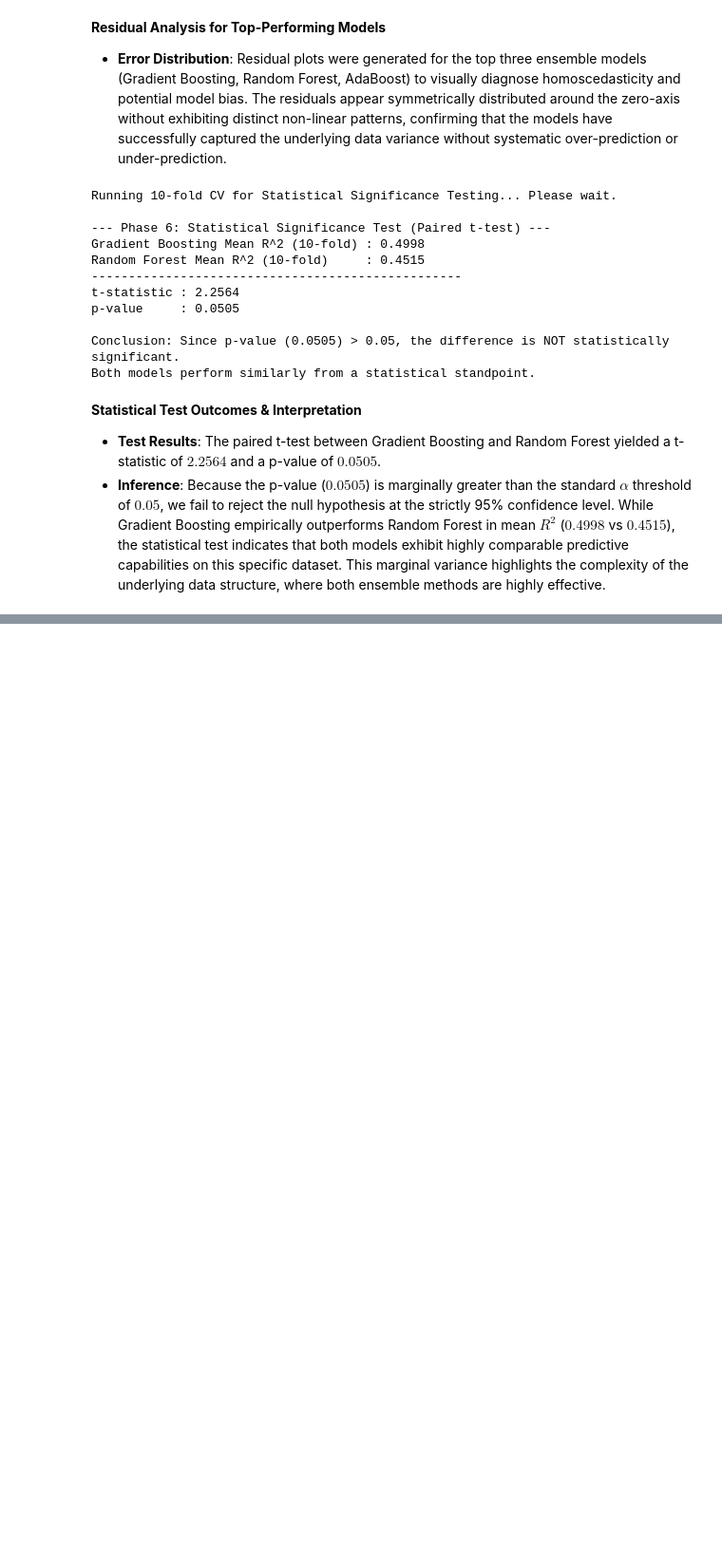
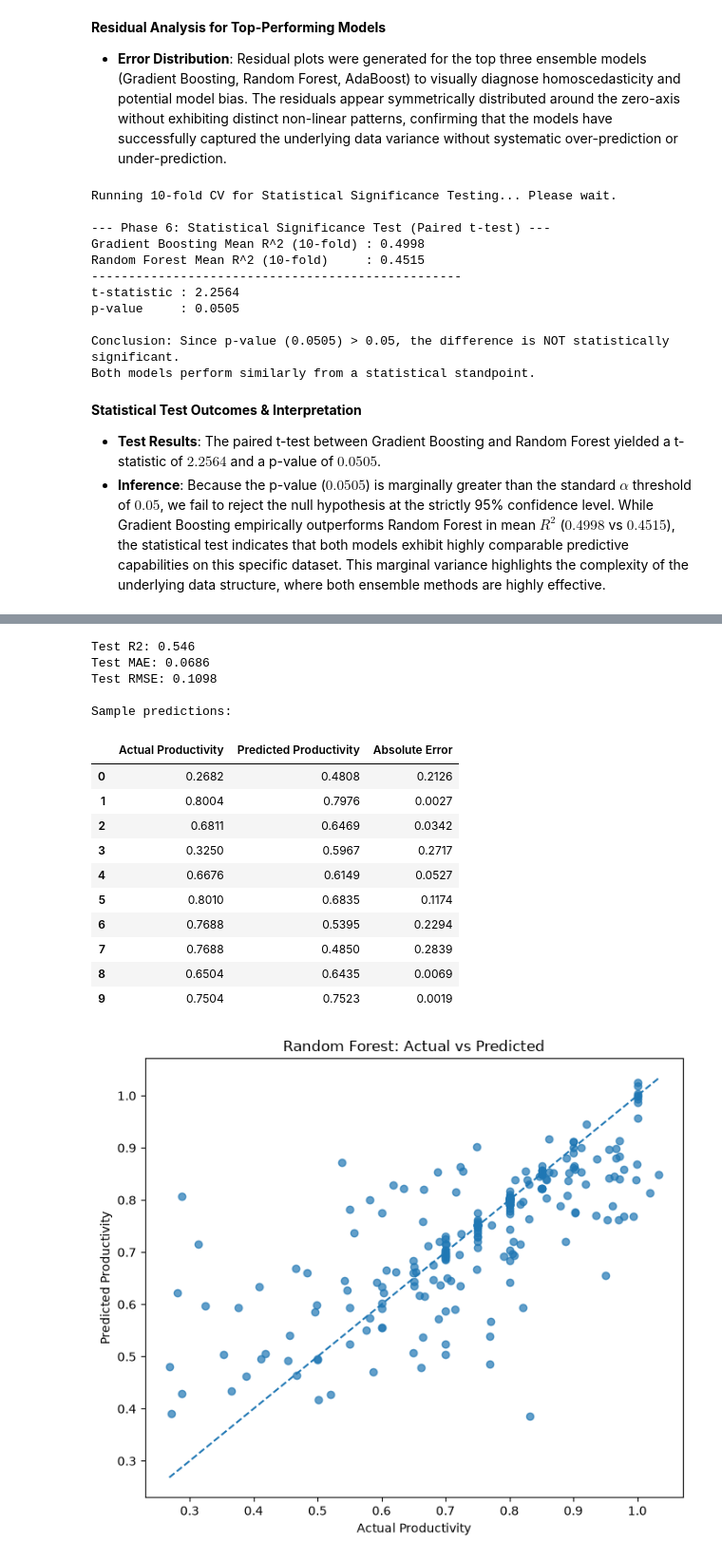
Before and after one commit to pranto-deb04/GarmentsProductivity, a Jupyter notebook: EDA_and_Modeling.ipynb, the cells around one changed output, grey strips where cells are left out. Shown at 95% size. Drawn from its saved outputs; the diff is of its cells as text; code cells hidden in the pictures; blank space fills up the shorter version.

```diff
--- a/EDA_and_Modeling.ipynb
+++ b/EDA_and_Modeling.ipynb
@@ -639,0 +1692,70 @@ Both models perform similarly from a statistical standpoint.
+# %%
+# Step 14: Actual vs Predicted Analysis
+
+import matplotlib.pyplot as plt
+import pandas as pd
+from sklearn.metrics import r2_score, mean_absolute_error, mean_squared_error
+
+best_rf = model_searches["Random Forest"].best_estimator_
+
+y_pred = best_rf.predict(X_test)
+
+comparison_df = pd.DataFrame({
+    "Actual Productivity": y_test,
+    "Predicted Productivity": y_pred
+}).reset_index(drop=True)
+
+comparison_df["Absolute Error"] = (
+    comparison_df["Actual Productivity"]
+    - comparison_df["Predicted Productivity"]
+).abs()
+
+print("Test R2:", round(r2_score(y_test, y_pred), 4))
+print("Test MAE:", round(mean_absolute_error(y_test, y_pred), 4))
+print("Test RMSE:", round(mean_squared_error(y_test, y_pred) ** 0.5, 4))
+
+print("\nSample predictions:")
+display(comparison_df.head(10).round(4))
+
+# Actual vs Predicted plot
+plt.figure(figsize=(7, 6))
+plt.scatter(y_test, y_pred, alpha=0.7)
+
+low = min(float(y_test.min()), float(y_pred.min()))
+high = max(float(y_test.max()), float(y_pred.max()))
+
+plt.plot([low, high], [low, high], linestyle="--")
+plt.xlabel("Actual Productivity")
+plt.ylabel("Predicted Productivity")
+plt.title("Random Forest: Actual vs Predicted")
+plt.tight_layout()
+plt.show()
+
+# Residual distribution
+residuals = y_test - y_pred
+
+plt.figure(figsize=(7, 5))
+plt.hist(residuals, bins=25)
+plt.xlabel("Residual (Actual - Predicted)")
+plt.ylabel("Frequency")
+plt.title("Random Forest: Residual Distribution")
+plt.tight_layout()
+plt.show()
+# %% [output]
+Test R2: 0.546
+Test MAE: 0.0686
+Test RMSE: 0.1098
+
+Sample predictions:
+|  | Actual Productivity | Predicted Productivity | Absolute Error |
+| 0 | 0.2682 | 0.4808 | 0.2126 |
+| 1 | 0.8004 | 0.7976 | 0.0027 |
+| 2 | 0.6811 | 0.6469 | 0.0342 |
+| 3 | 0.3250 | 0.5967 | 0.2717 |
+| 4 | 0.6676 | 0.6149 | 0.0527 |
+| 5 | 0.8010 | 0.6835 | 0.1174 |
+| 6 | 0.7688 | 0.5395 | 0.2294 |
+| 7 | 0.7688 | 0.4850 | 0.2839 |
+| 8 | 0.6504 | 0.6435 | 0.0069 |
+| 9 | 0.7504 | 0.7523 | 0.0019 |
+[figure, added]
```
Also changed, not shown: parts of 42 cells of this notebook, 1 other file.
